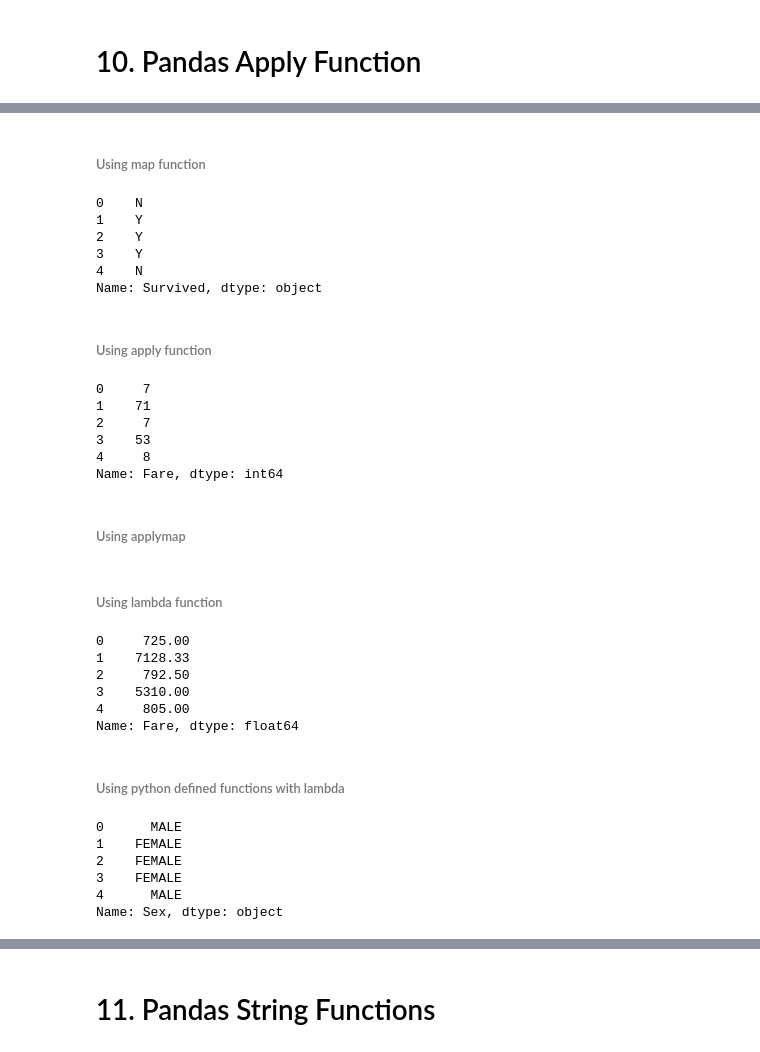
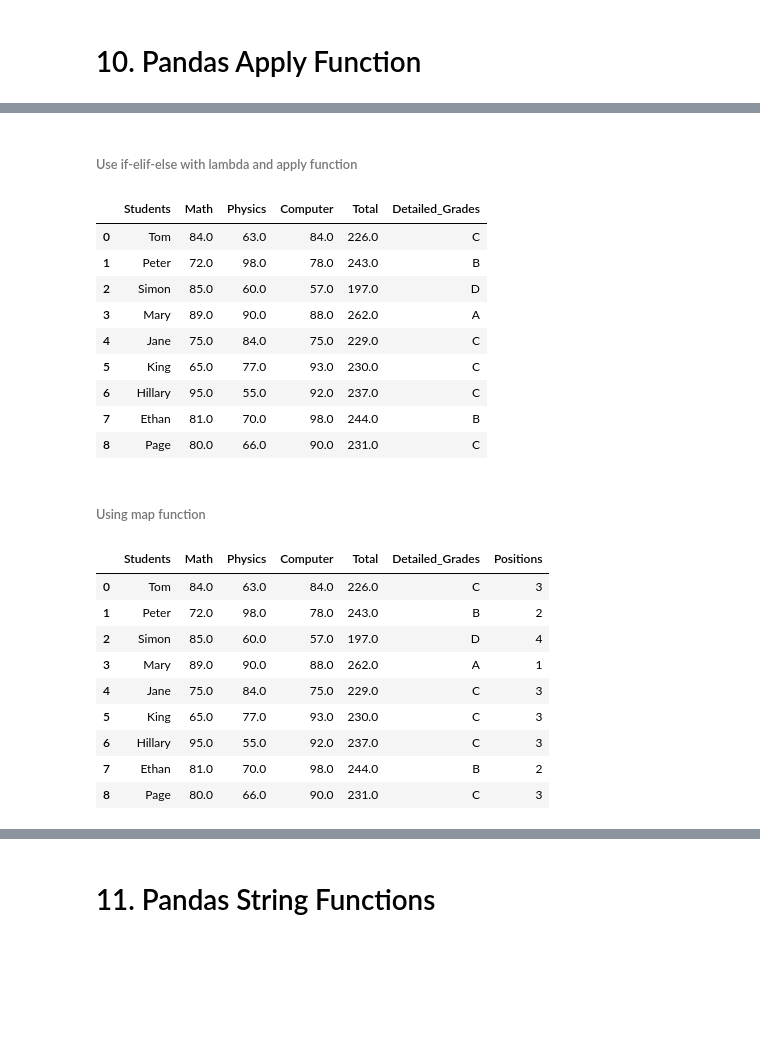
Before and after one commit to SammyOngaya/data2ml, a Jupyter notebook: pandas-function.ipynb, the cells around one changed output, grey strips where cells are left out. Cells and saved outputs as stored; diff of their text form; code cells hidden in the pictures; blank space fills up the shorter version.

```diff
--- a/pandas-function.ipynb
+++ b/pandas-function.ipynb
@@ -1765,24 +1910,22 @@ pd.__version__
+# %% [markdown]
+###### Use if-elif-else with lambda and apply function
+# %%
+# We can make it as complex as we want
+apply_data_df['Detailed_Grades']=apply_data_df['Total'].apply(lambda x: 'A' if x>250
+                                                              else ('B' if (x>240) & (x<250)
+                                                                    else ('C' if(x<240) & (x>200)
+                                                                          else 'D') ))
+apply_data_df
+# %% [output]
+|  | Students | Math | Physics | Computer | Total | Detailed_Grades |
+| 0 | Tom | 84.0 | 63.0 | 84.0 | 226.0 | C |
+| 1 | Peter | 72.0 | 98.0 | 78.0 | 243.0 | B |
+| 2 | Simon | 85.0 | 60.0 | 57.0 | 197.0 | D |
+| 3 | Mary | 89.0 | 90.0 | 88.0 | 262.0 | A |
+| 4 | Jane | 75.0 | 84.0 | 75.0 | 229.0 | C |
+| 5 | King | 65.0 | 77.0 | 93.0 | 230.0 | C |
+| 6 | Hillary | 95.0 | 55.0 | 92.0 | 237.0 | C |
+| 7 | Ethan | 81.0 | 70.0 | 98.0 | 244.0 | B |
+| 8 | Page | 80.0 | 66.0 | 90.0 | 231.0 | C |
 # %% [markdown]
 ###### Using map function
-# %%
-titanic_df['Survived'].map({0:'N',1:'Y'}).head()
-# %% [output]
-0    N
-1    Y
-2    Y
-3    Y
-4    N
-Name: Survived, dtype: object
-# %% [markdown]
-###### Using apply function
-# %%
-titanic_df['Fare'].apply(int).head()
-# %% [output]
-0     7
-1    71
-2     7
-3    53
-4     8
-Name: Fare, dtype: int64
-# %% [markdown]
-###### Using applymap
@@ -1791,13 +1931,0 @@ Name: Fare, dtype: int64
-# %% [markdown]
-###### Using lambda function
-# %%
-titanic_df['Fare'].apply(lambda x: x*100).head()
-# %% [output]
-0     725.00
-1    7128.33
-2     792.50
-3    5310.00
-4     805.00
-Name: Fare, dtype: float64
-# %% [markdown]
-###### Using python defined functions with lambda
@@ -1807,9 +1932,14 @@ def upper_case(x):
-# %%
-titanic_df['Sex'].apply(lambda x: upper_case(x)).head()
-# %% [output]
-0      MALE
-1    FEMALE
-2    FEMALE
-3    FEMALE
-4      MALE
-Name: Sex, dtype: object
+# %%
+apply_data_df['Positions']=apply_data_df['Detailed_Grades'].map({'A':1,'B':2,'C':3,'D':4})
+apply_data_df
+# %% [output]
+|  | Students | Math | Physics | Computer | Total | Detailed_Grades | Positions |
+| 0 | Tom | 84.0 | 63.0 | 84.0 | 226.0 | C | 3 |
+| 1 | Peter | 72.0 | 98.0 | 78.0 | 243.0 | B | 2 |
+| 2 | Simon | 85.0 | 60.0 | 57.0 | 197.0 | D | 4 |
+| 3 | Mary | 89.0 | 90.0 | 88.0 | 262.0 | A | 1 |
+| 4 | Jane | 75.0 | 84.0 | 75.0 | 229.0 | C | 3 |
+| 5 | King | 65.0 | 77.0 | 93.0 | 230.0 | C | 3 |
+| 6 | Hillary | 95.0 | 55.0 | 92.0 | 237.0 | C | 3 |
+| 7 | Ethan | 81.0 | 70.0 | 98.0 | 244.0 | B | 2 |
+| 8 | Page | 80.0 | 66.0 | 90.0 | 231.0 | C | 3 |
```
Also changed, not shown: parts of 69 cells of this notebook, 3 other files.
